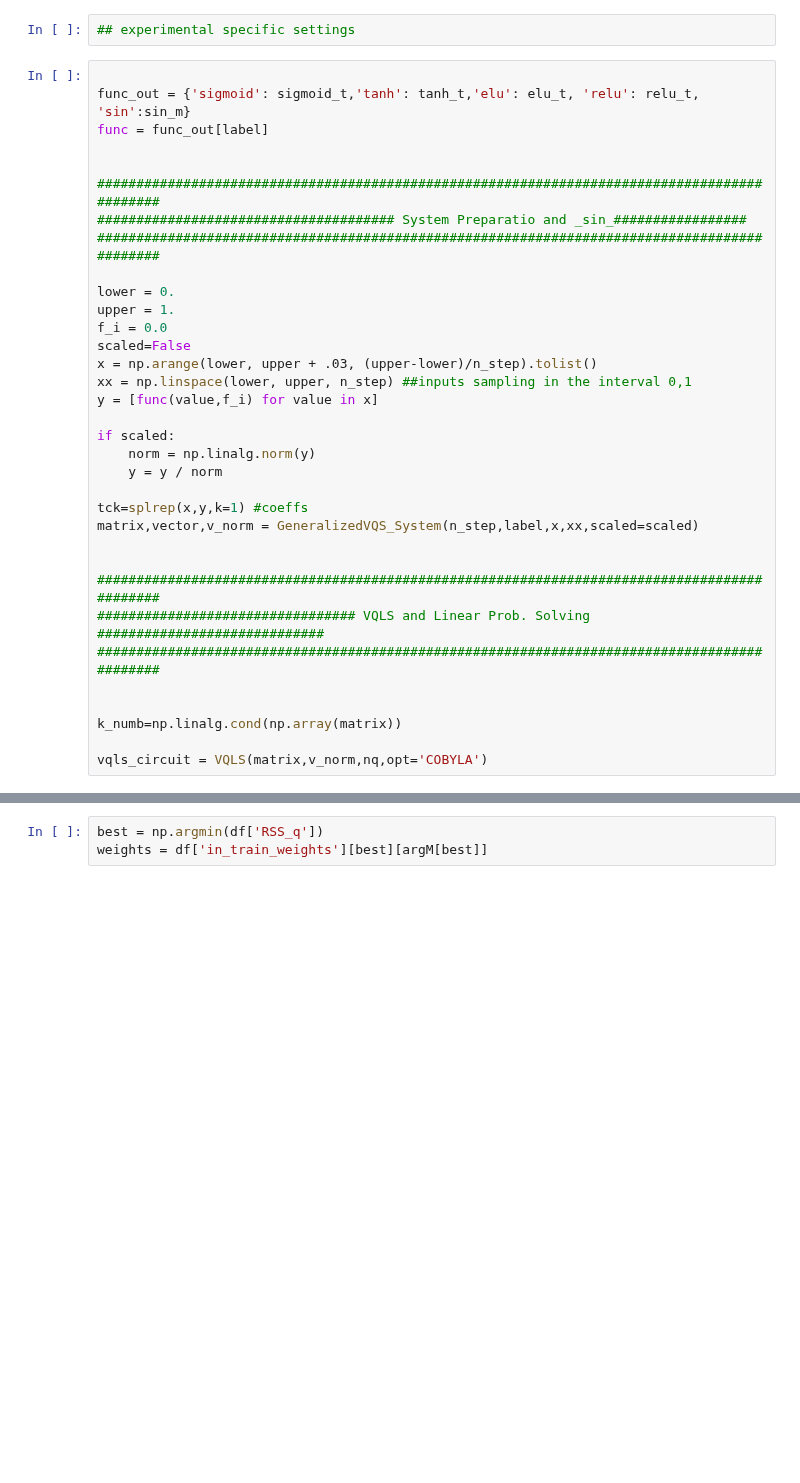
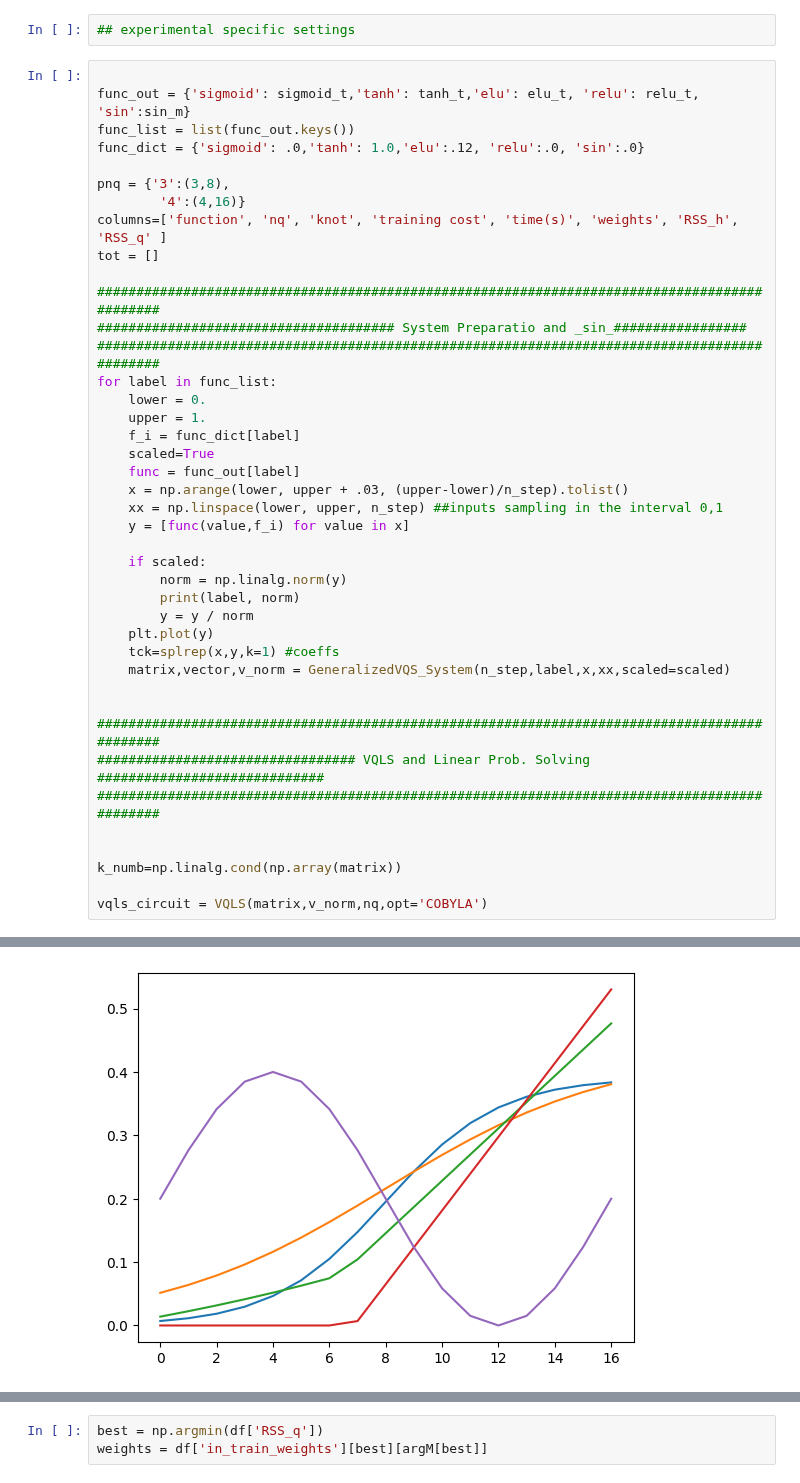
Before and after one commit to inajetovic/Variational-Quantum-Splines, a Jupyter notebook: visualize_results.ipynb, the cells around one changed output, grey strips where cells are left out. Cells and saved outputs as stored; diff of their text form; blank space fills up the shorter version.

```diff
--- a/visualize_results.ipynb
+++ b/visualize_results.ipynb
@@ -35,27 +36,34 @@ plt.legend()
 # %%
 
 func_out = {'sigmoid': sigmoid_t,'tanh': tanh_t,'elu': elu_t, 'relu': relu_t, 'sin':sin_m}
-func = func_out[label]
+func_list = list(func_out.keys())
+func_dict = {'sigmoid': .0,'tanh': 1.0,'elu':.12, 'relu':.0, 'sin':.0}
 
+pnq = {'3':(3,8),
+        '4':(4,16)}
+columns=['function', 'nq', 'knot', 'training cost', 'time(s)', 'weights', 'RSS_h', 'RSS_q' ]
+tot = []
 
 #############################################################################################
 ###################################### System Preparatio and _sin_#################
 #############################################################################################
+for label in func_list:
+    lower = 0.
+    upper = 1.
+    f_i = func_dict[label]
+    scaled=True
+    func = func_out[label]
+    x = np.arange(lower, upper + .03, (upper-lower)/n_step).tolist()
+    xx = np.linspace(lower, upper, n_step) ##inputs sampling in the interval 0,1
+    y = [func(value,f_i) for value in x]
 
-lower = 0.
-upper = 1.
-f_i = 0.0
-scaled=False
-x = np.arange(lower, upper + .03, (upper-lower)/n_step).tolist()
-xx = np.linspace(lower, upper, n_step) ##inputs sampling in the interval 0,1
-y = [func(value,f_i) for value in x]
-
-if scaled:
-    norm = np.linalg.norm(y)
-    y = y / norm
-
-tck=splrep(x,y,k=1) #coeffs
-matrix,vector,v_norm = GeneralizedVQS_System(n_step,label,x,xx,scaled=scaled)
+    if scaled:
+        norm = np.linalg.norm(y)
+        print(label, norm)
+        y = y / norm
+    plt.plot(y)
+    tck=splrep(x,y,k=1) #coeffs
+    matrix,vector,v_norm = GeneralizedVQS_System(n_step,label,x,xx,scaled=scaled)
 
 
 #############################################################################################
@@ -66,3 +74,4 @@ matrix,vector,v_norm = GeneralizedVQS_System(n_step,label,x,xx,scaled=scaled)
 k_numb=np.linalg.cond(np.array(matrix))
 
 vqls_circuit = VQLS(matrix,v_norm,nq,opt='COBYLA')
+# %% [output]
@@ -69,3 +83,4 @@ vqls_circuit = VQLS(matrix,v_norm,nq,opt='COBYLA')
+[figure, added]
 # %%
 c = np.linalg.solve(matrix,vector)
 print('beta_classic                 :',c)
```
Also changed, not shown: parts of 6 cells of this notebook, 2 other files.
